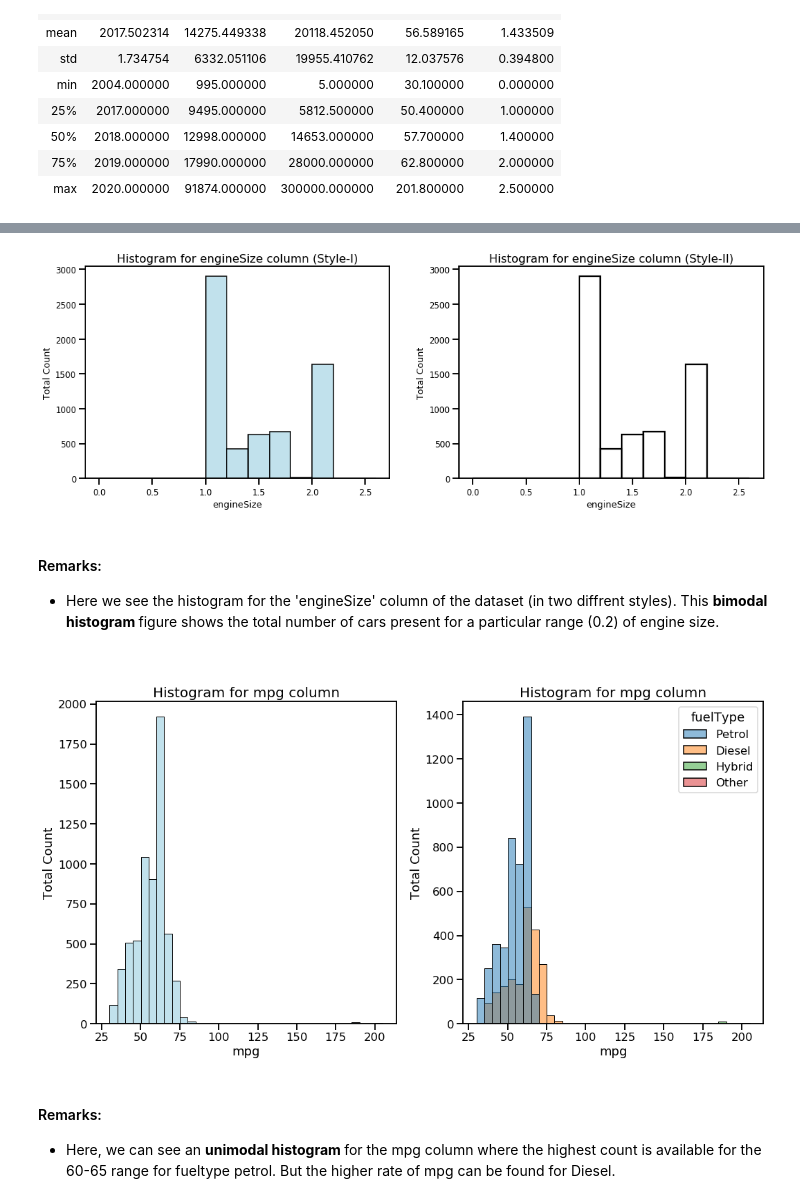
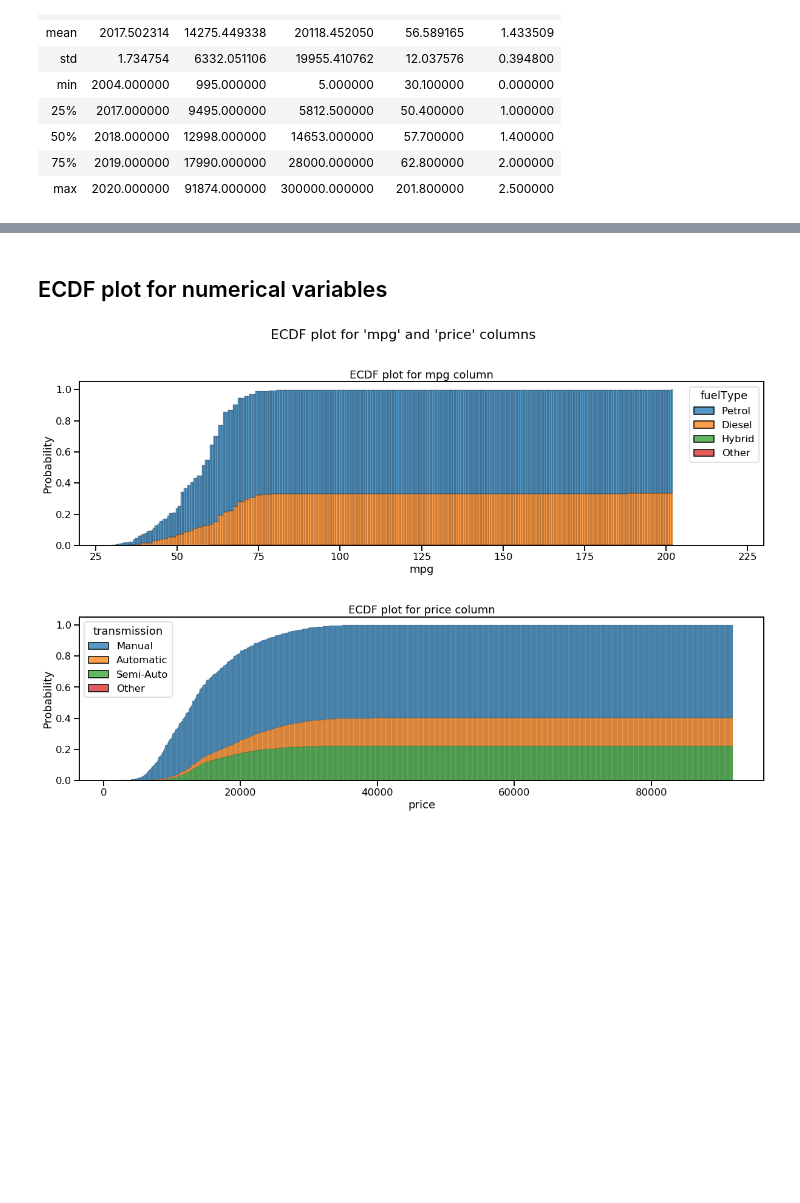
Before and after one commit to roypriyanka7/Skoda_Used_Car_Analysis, a Jupyter notebook: skoda_used_car_EDA.ipynb, the cells around one changed output, grey strips where cells are left out. Drawn from its saved outputs; the diff is of its cells as text; code cells hidden in the pictures; blank space fills up the shorter version.

```diff
--- a/skoda_used_car_EDA.ipynb
+++ b/skoda_used_car_EDA.ipynb
@@ -194,48 +297,27 @@ df.describe()
+# %% [markdown]
+<h2>ECDF plot for numerical variables </h2>
 # %%
-plt.figure(figsize=(15,6))
+plt.figure(figsize=(18,12))
+sns.set_context('talk')
 
-sns.set_context('talk', font_scale= 0.7)
 
-plt.subplot(1,2,1)
-sns.histplot(data=df, x='engineSize', binwidth= 0.2 ,  color= 'lightblue')
-plt.title("Histogram for engineSize column (Style-I)", fontsize= '16')
-plt.ylabel("Total Count")
+plt.subplot(2,1,1)
+sns.histplot(data=df, x='mpg', binwidth= 0.5, cumulative=True , hue= 'fuelType', multiple='stack', stat= 'probability')
+plt.xlim(20, 230)
+plt.title("ECDF plot for mpg column")
 
-plt.subplot(1,2,2)
-sns.histplot(data=df, x='engineSize', binwidth= 0.2, color= 'black', fill= False)
-plt.title("Histogram for engineSize column (Style-II)", fontsize= '16')
-plt.ylabel("Total Count")
 
-plt.tight_layout(pad= 3)
+plt.subplot(2,1,2)
+sns.histplot(data=df, x='price', binwidth= 100, cumulative=True , hue= 'transmission', multiple="stack", stat="probability")
+#sns.ecdfplot(data=df, x="price")
+plt.title("ECDF plot for price column")
+
+
+plt.tight_layout(pad=3)
+plt.subplots_adjust(top=0.88)
+
+plt.suptitle("ECDF plot for 'mpg' and 'price' columns", fontsize= 22, ha= 'center')
+
 plt.show()
 # %% [output]
-[figure, old version]
+[figure, new version]
-# %% [markdown]
-<h4>Remarks: </h4>
-
-* Here we see the histogram for the 'engineSize' column of the dataset (in two diffrent styles). This <b>bimodal histogram </b> figure shows the total number of cars present for a particular range (0.2) of engine size.
-
-
-<br>
-# %%
-plt.figure(figsize=(15,8))
-sns.set_context('talk')
-
-plt.subplot(1,2,1)
-sns.histplot(data=df, x='mpg', binwidth= 5,color= 'lightblue')
-plt.title("Histogram for mpg column", fontsize= '20')
-plt.ylabel("Total Count")
-
-plt.subplot(1,2,2)
-sns.histplot(data=df, x='mpg', binwidth= 5,color= 'lightblue', hue= 'fuelType')
-plt.title("Histogram for mpg column", fontsize= '20')
-plt.ylabel("Total Count")
-
-plt.tight_layout()
-plt.show()
-# %% [output]
-[figure, removed]
-# %% [markdown]
-<h4>Remarks:</h4>
-
-* Here, we can see an <b>unimodal histogram </b> for the mpg column where the highest count is available for the 60-65 range for fueltype petrol. But the higher rate of mpg can be found for Diesel.
```
Also changed, not shown: parts of 27 cells of this notebook.
